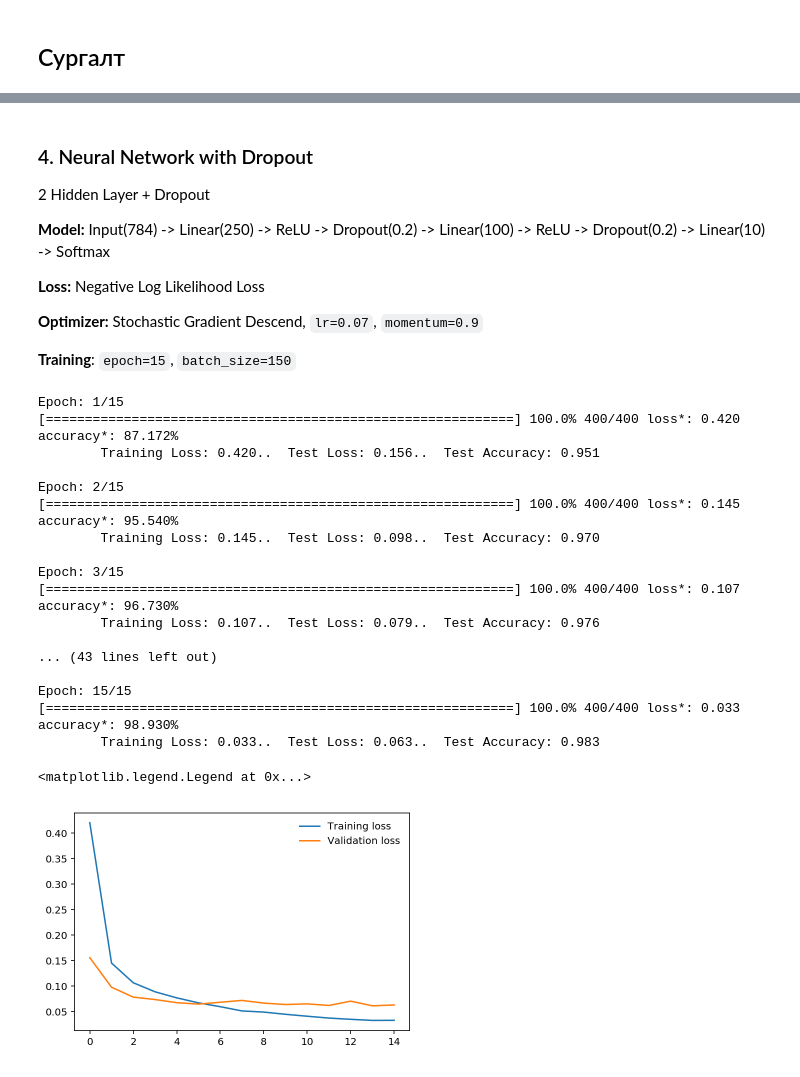
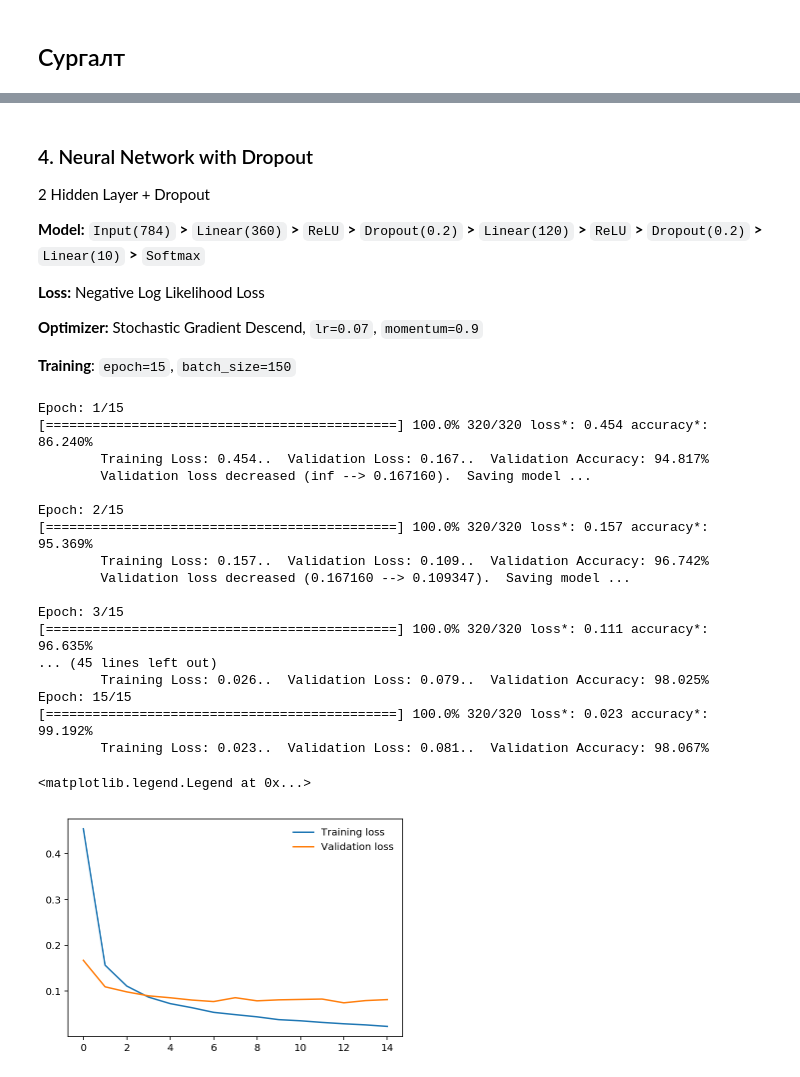
Before and after one commit to bilguun0203/mnist-nn, a Jupyter notebook: MNIST_NN_PyTorch.ipynb, the cells around one changed output, grey strips where cells are left out. Saved outputs shown, nothing was run; the diff lists cells and outputs as text; code cells hidden in the pictures.

```diff
--- a/MNIST_NN_PyTorch.ipynb
+++ b/MNIST_NN_PyTorch.ipynb
@@ -181,7 +251,7 @@ plt.legend(frameon=False)
 # Оролт
 input_size = 784
 # Нуугдмал давхарга
-hidden_size = 250
+hidden_size = 160
 # Гаралт
 output_size = 10
 # %%
@@ -241,7 +321,7 @@ plt.legend(frameon=False)
 **Training**: `epoch=15`, `batch_size=150`
 # %%
 input_size = 784
-hidden_sizes = [250, 100]
+hidden_sizes = [360, 120]
 output_size = 10
 # %%
 class Classifier(nn.Module):
@@ -293,7 +383,7 @@ plt.legend(frameon=False)
 
 2 Hidden Layer + Dropout
 
-**Model:** Input(784) -> Linear(250) -> ReLU -> Dropout(0.2) -> Linear(100) -> ReLU -> Dropout(0.2) -> Linear(10) -> Softmax
+**Model:** `Input(784)` **\>** `Linear(360)` **\>** `ReLU` **\>** `Dropout(0.2)` **\>** `Linear(120)` **\>** `ReLU` **\>** `Dropout(0.2)` **\>** `Linear(10)` **\>** `Softmax`
 
 **Loss:** Negative Log Likelihood Loss
 
@@ -302,7 +392,7 @@ plt.legend(frameon=False)
 **Training**: `epoch=15`, `batch_size=150`
 # %%
 input_size = 784
-hidden_sizes = [250, 100]
+hidden_sizes = [360, 120]
 output_size = 10
 # %%
 class Classifier(nn.Module):
@@ -325,29 +415,29 @@ model = Classifier()
 criterion = nn.NLLLoss()
 optimizer = optim.SGD(model.parameters(), lr=0.07, momentum=0.9)
 # %%
-model, train_losses, test_losses = train(model, criterion, optimizer, epoch=15)
+model, train_losses, valid_losses = train(model, criterion, optimizer, epoch=15, save_file_name='model4.pt')
 # %% [output]
 Epoch: 1/15
-[============================================================] 100.0% 400/400 loss*: 0.420 accuracy*: 87.172%
-        Training Loss: 0.420..  Test Loss: 0.156..  Test Accuracy: 0.951
+[=============================================] 100.0% 320/320 loss*: 0.454 accuracy*: 86.240%
+        Training Loss: 0.454..  Validation Loss: 0.167..  Validation Accuracy: 94.817%
+        Validation loss decreased (inf --> 0.167160).  Saving model ...
 
 Epoch: 2/15
-[============================================================] 100.0% 400/400 loss*: 0.145 accuracy*: 95.540%
-        Training Loss: 0.145..  Test Loss: 0.098..  Test Accuracy: 0.970
+[=============================================] 100.0% 320/320 loss*: 0.157 accuracy*: 95.369%
+        Training Loss: 0.157..  Validation Loss: 0.109..  Validation Accuracy: 96.742%
+        Validation loss decreased (0.167160 --> 0.109347).  Saving model ...
 
 Epoch: 3/15
-[============================================================] 100.0% 400/400 loss*: 0.107 accuracy*: 96.730%
-        Training Loss: 0.107..  Test Loss: 0.079..  Test Accuracy: 0.976
-
-... (43 lines left out)
-
+[=============================================] 100.0% 320/320 loss*: 0.111 accuracy*: 96.635%
+... (45 lines left out)
+        Training Loss: 0.026..  Validation Loss: 0.079..  Validation Accuracy: 98.025%
 Epoch: 15/15
-[============================================================] 100.0% 400/400 loss*: 0.033 accuracy*: 98.930%
-        Training Loss: 0.033..  Test Loss: 0.063..  Test Accuracy: 0.983
+[=============================================] 100.0% 320/320 loss*: 0.023 accuracy*: 99.192%
+        Training Loss: 0.023..  Validation Loss: 0.081..  Validation Accuracy: 98.067%
 # %%
 plt.plot(train_losses, label='Training loss')
-plt.plot(test_losses, label='Validation loss')
+plt.plot(valid_losses, label='Validation loss')
 plt.legend(frameon=False)
 # %% [output]
 <matplotlib.legend.Legend at 0x...>
-[figure, old version]
+[figure, new version]
```
Also changed, not shown: parts of 22 cells of this notebook.
